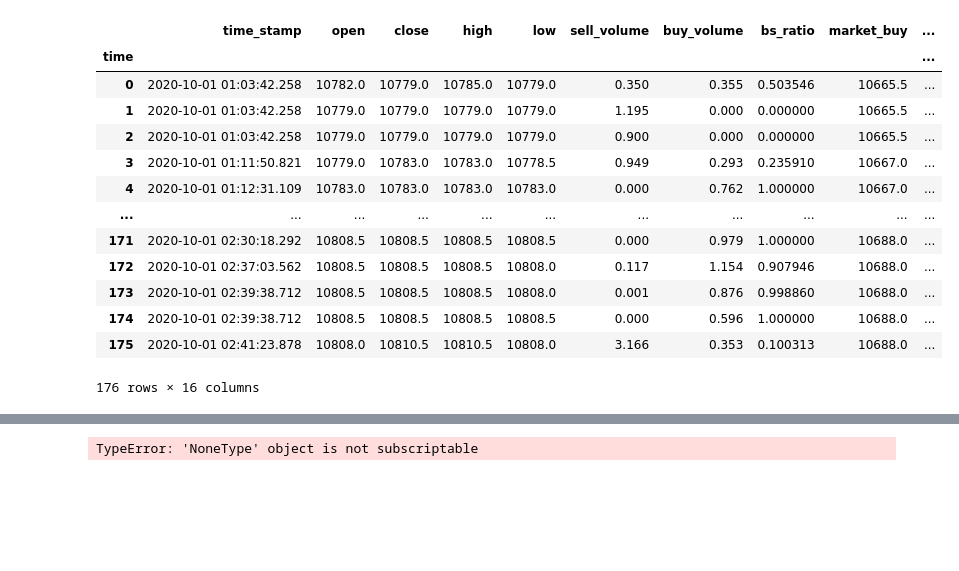
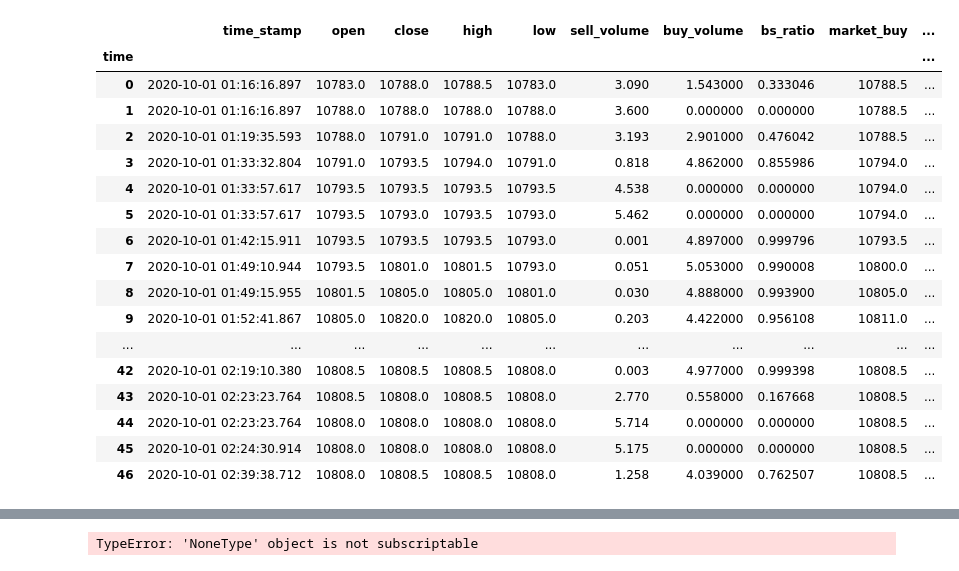
Before and after one commit to yasstake/ftxmmf, a Jupyter notebook: notebook/board_merge.ipynb, the cells around one changed output, grey strips where cells are left out. Saved outputs shown, nothing was run; the diff lists cells and outputs as text; code cells hidden in the pictures; blank space fills up the shorter version.

```diff
--- a/notebook/board_merge.ipynb
+++ b/notebook/board_merge.ipynb
@@ -68,6 +69,6 @@ chop too short 2020-10-01 01:54:41.955000 2020-10-01 01:57:41.955000
 # %%
 history2.merge_log(history3)
-history2.setup_dollar_bar(tick_vol=1)
+history2.setup_dollar_bar(tick_vol=5)
 history2.update_price()
 history2.update_q_value()
 print(len(history2.dollar_bar))
@@ -93,16 +94,20 @@ chop too short 2020-10-01 02:41:23.878000 2020-10-01 02:44:23.878000
 |  | time_stamp | open | close | high | low | sell_volume | buy_volume | bs_ratio | market_buy | ... |
 | time |  |  |  |  |  |  |  |  |  | ... |
-| 0 | 2020-10-01 01:03:42.258 | 10782.0 | 10779.0 | 10785.0 | 10779.0 | 0.350 | 0.355 | 0.503546 | 10665.5 | ... |
-| 1 | 2020-10-01 01:03:42.258 | 10779.0 | 10779.0 | 10779.0 | 10779.0 | 1.195 | 0.000 | 0.000000 | 10665.5 | ... |
-| 2 | 2020-10-01 01:03:42.258 | 10779.0 | 10779.0 | 10779.0 | 10779.0 | 0.900 | 0.000 | 0.000000 | 10665.5 | ... |
-| 3 | 2020-10-01 01:11:50.821 | 10779.0 | 10783.0 | 10783.0 | 10778.5 | 0.949 | 0.293 | 0.235910 | 10667.0 | ... |
-| 4 | 2020-10-01 01:12:31.109 | 10783.0 | 10783.0 | 10783.0 | 10783.0 | 0.000 | 0.762 | 1.000000 | 10667.0 | ... |
+| 0 | 2020-10-01 01:16:16.897 | 10783.0 | 10788.0 | 10788.5 | 10783.0 | 3.090 | 1.543000 | 0.333046 | 10788.5 | ... |
+| 1 | 2020-10-01 01:16:16.897 | 10788.0 | 10788.0 | 10788.0 | 10788.0 | 3.600 | 0.000000 | 0.000000 | 10788.5 | ... |
+| 2 | 2020-10-01 01:19:35.593 | 10788.0 | 10791.0 | 10791.0 | 10788.0 | 3.193 | 2.901000 | 0.476042 | 10788.5 | ... |
+| 3 | 2020-10-01 01:33:32.804 | 10791.0 | 10793.5 | 10794.0 | 10791.0 | 0.818 | 4.862000 | 0.855986 | 10794.0 | ... |
+| 4 | 2020-10-01 01:33:57.617 | 10793.5 | 10793.5 | 10793.5 | 10793.5 | 4.538 | 0.000000 | 0.000000 | 10794.0 | ... |
+| 5 | 2020-10-01 01:33:57.617 | 10793.5 | 10793.0 | 10793.5 | 10793.0 | 5.462 | 0.000000 | 0.000000 | 10794.0 | ... |
+| 6 | 2020-10-01 01:42:15.911 | 10793.5 | 10793.5 | 10793.5 | 10793.0 | 0.001 | 4.897000 | 0.999796 | 10793.5 | ... |
+| 7 | 2020-10-01 01:49:10.944 | 10793.5 | 10801.0 | 10801.5 | 10793.0 | 0.051 | 5.053000 | 0.990008 | 10800.0 | ... |
+| 8 | 2020-10-01 01:49:15.955 | 10801.5 | 10805.0 | 10805.0 | 10801.0 | 0.030 | 4.888000 | 0.993900 | 10805.0 | ... |
+| 9 | 2020-10-01 01:52:41.867 | 10805.0 | 10820.0 | 10820.0 | 10805.0 | 0.203 | 4.422000 | 0.956108 | 10811.0 | ... |
 | ... | ... | ... | ... | ... | ... | ... | ... | ... | ... | ... |
-| 171 | 2020-10-01 02:30:18.292 | 10808.5 | 10808.5 | 10808.5 | 10808.5 | 0.000 | 0.979 | 1.000000 | 10688.0 | ... |
-| 172 | 2020-10-01 02:37:03.562 | 10808.5 | 10808.5 | 10808.5 | 10808.0 | 0.117 | 1.154 | 0.907946 | 10688.0 | ... |
-| 173 | 2020-10-01 02:39:38.712 | 10808.5 | 10808.5 | 10808.5 | 10808.0 | 0.001 | 0.876 | 0.998860 | 10688.0 | ... |
-| 174 | 2020-10-01 02:39:38.712 | 10808.5 | 10808.5 | 10808.5 | 10808.5 | 0.000 | 0.596 | 1.000000 | 10688.0 | ... |
-| 175 | 2020-10-01 02:41:23.878 | 10808.0 | 10810.5 | 10810.5 | 10808.0 | 3.166 | 0.353 | 0.100313 | 10688.0 | ... |
+| 42 | 2020-10-01 02:19:10.380 | 10808.5 | 10808.5 | 10808.5 | 10808.0 | 0.003 | 4.977000 | 0.999398 | 10808.5 | ... |
+| 43 | 2020-10-01 02:23:23.764 | 10808.5 | 10808.0 | 10808.5 | 10808.0 | 2.770 | 0.558000 | 0.167668 | 10808.5 | ... |
+| 44 | 2020-10-01 02:23:23.764 | 10808.0 | 10808.0 | 10808.0 | 10808.0 | 5.714 | 0.000000 | 0.000000 | 10808.5 | ... |
+| 45 | 2020-10-01 02:24:30.914 | 10808.0 | 10808.0 | 10808.0 | 10808.0 | 5.175 | 0.000000 | 0.000000 | 10808.5 | ... |
+| 46 | 2020-10-01 02:39:38.712 | 10808.0 | 10808.5 | 10808.5 | 10808.0 | 1.258 | 4.039000 | 0.762507 | 10808.5 | ... |
-176 rows × 16 columns
 # %%
 history3.merge_log(history4)
```
Also changed, not shown: parts of 8 cells of this notebook, 1 other file.
